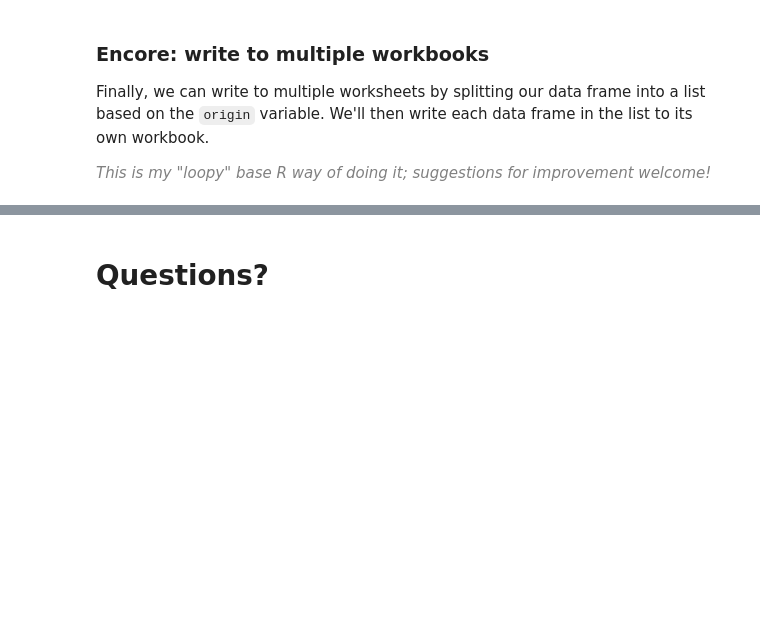
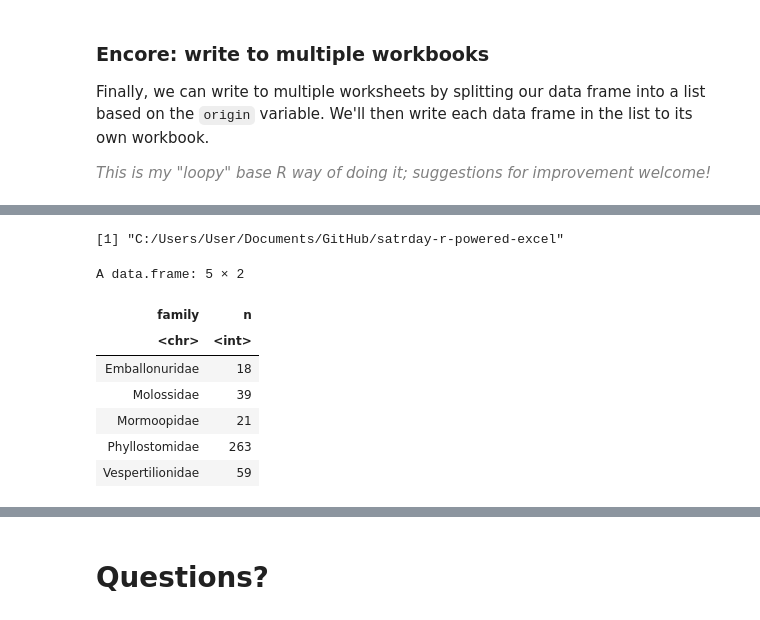
Before and after one commit to stringfestdata/satrday-r-powered-excel, a Jupyter notebook: satrday-columbus-r-powered-excel.ipynb, the cells around one changed output, grey strips where cells are left out. Drawn from its saved outputs; the diff is of its cells as text; code cells hidden in the pictures; blank space fills up the shorter version.

Commit message:
experiment w splitting the data

```diff
--- a/satrday-columbus-r-powered-excel.ipynb
+++ b/satrday-columbus-r-powered-excel.ipynb
@@ -271,0 +322,32 @@ for(ws in mpg_split){
+# %%
+getwd()
+# %% [output]
+[1] "C:/Users/User/Documents/GitHub/satrday-r-powered-excel"
+# %%
+# https://luisdva.github.io/rstats/export-iteratively/
+# load libraries
+library(dplyr)
+library(purrr)
+library(tidyr)
+library(readr)
+
+# read csv from web
+batRecs <- read.csv("https://raw.githubusercontent.com/luisDVA/codeluis/master/batRecords.csv",stringsAsFactors = FALSE)
+
+# preview how many files we should be ending up with
+batRecs %>% count(family)
+
+
+# drop na, split, remove duplicates, write to disk
+batRecs %>%  drop_na() %>%
+  group_by(family) %>% group_map(~distinct(.x,decimal_latitude,decimal_longitude,.keep_all=TRUE),keep = TRUE) %>%
+  walk(~.x %>%  write.xlsx(., path = paste0("dec_",unique(.x$family),".csv")))
+# %% [output]
+A data.frame: 5 × 2
+| family | n |
+| <chr> | <int> |
+| Emballonuridae | 18 |
+| Molossidae | 39 |
+| Mormoopidae | 21 |
+| Phyllostomidae | 263 |
+| Vespertilionidae | 59 |
```
Also changed, not shown: parts of 3 cells of this notebook, 10 other files.
